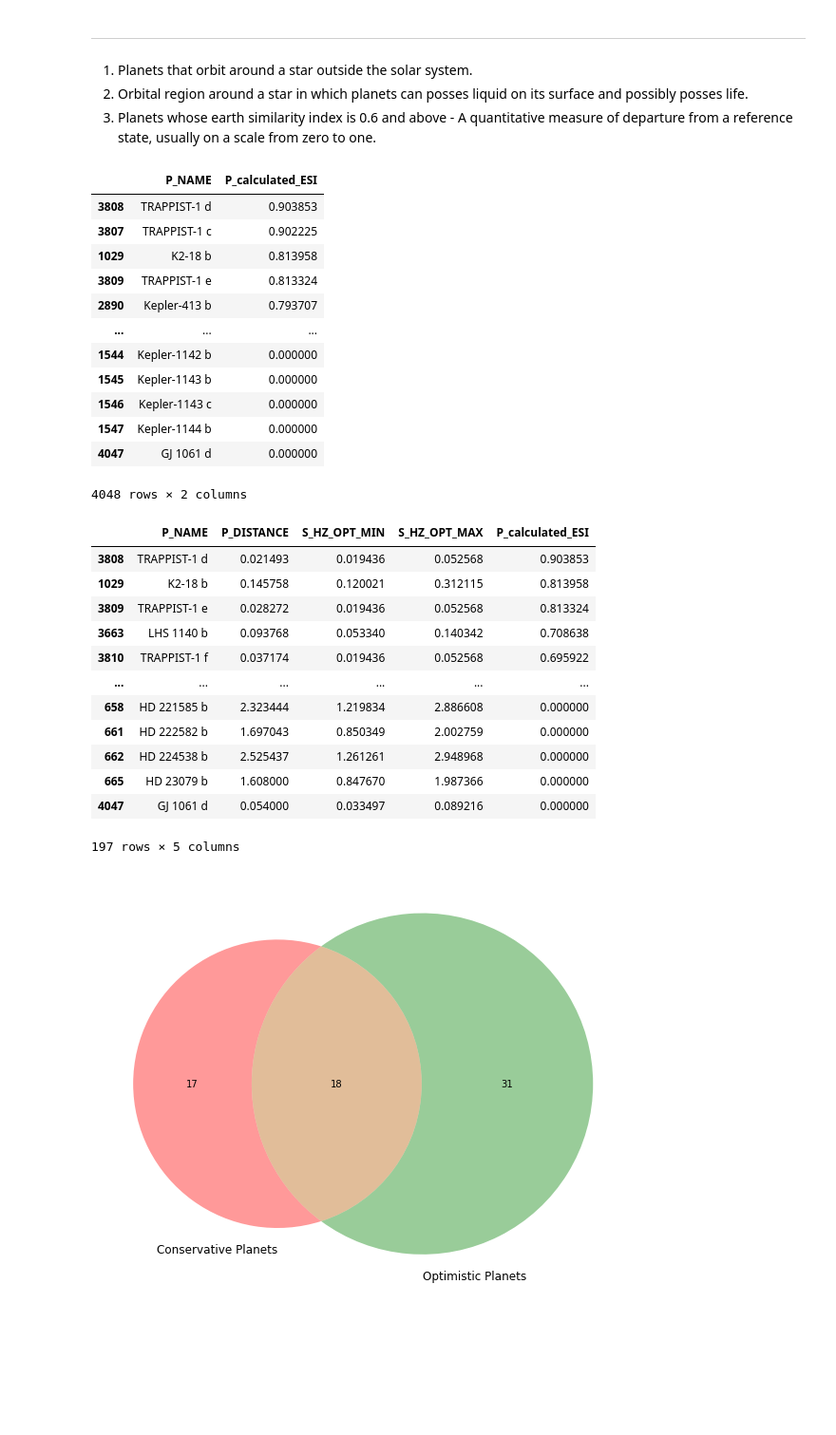
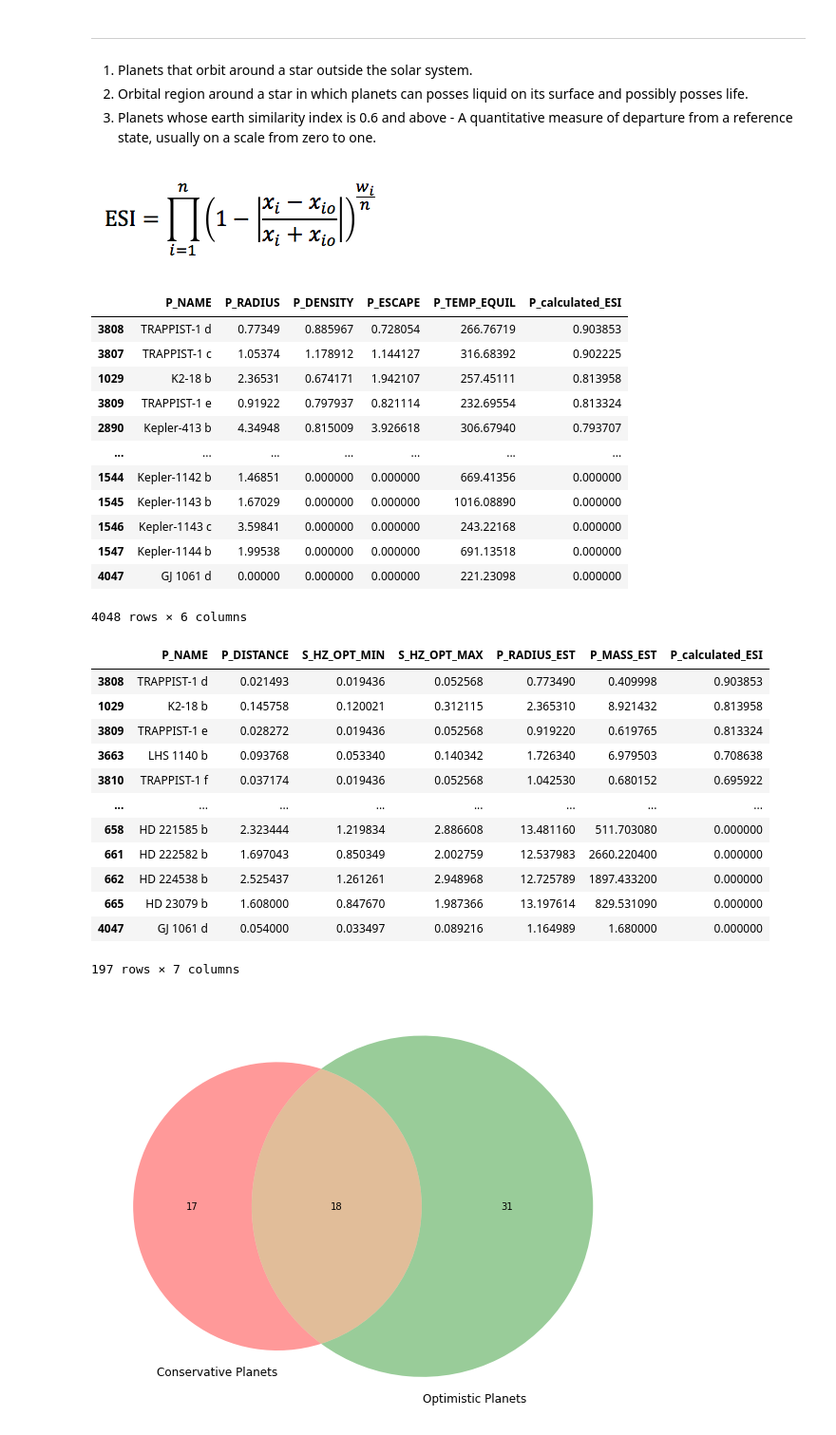
Before and after one commit to Saahil87/2021Fall_finals, a Jupyter notebook: visualizations.ipynb, the cells around one changed output. Shown at 95% size. Saved outputs shown, nothing was run; the diff lists cells and outputs as text; code cells hidden in the pictures; blank space fills up the shorter version.

```diff
--- a/visualizations.ipynb
+++ b/visualizations.ipynb
@@ -22,46 +22,50 @@ from matplotlib_venn import venn2
 from matplotlib_venn import venn3
 import matplotlib.patches as mpatches
 %matplotlib inline
+# %% [markdown]
+![New.png](attachment:New.png)
 # %%
 all_exoplanets_with_esi = da.calculate_ESI(
     da.create_exoplanets_catalog(".\\data\\phl_exoplanet_catalog.csv")
 )
-all_exoplanets_with_esi[['P_NAME','P_calculated_ESI']].sort_values(by=['P_calculated_ESI'], ascending=False)
+all_exoplanets_with_esi[['P_NAME','P_RADIUS', 'P_DENSITY', 'P_ESCAPE', 'P_TEMP_EQUIL', 'P_calculated_ESI']].sort_values(by=['P_calculated_ESI'], ascending=False)
 # %% [output]
-|  | P_NAME | P_calculated_ESI |
-| 3808 | TRAPPIST-1 d | 0.903853 |
-| 3807 | TRAPPIST-1 c | 0.902225 |
-| 1029 | K2-18 b | 0.813958 |
-| 3809 | TRAPPIST-1 e | 0.813324 |
-| 2890 | Kepler-413 b | 0.793707 |
-| ... | ... | ... |
-| 1544 | Kepler-1142 b | 0.000000 |
-| 1545 | Kepler-1143 b | 0.000000 |
-| 1546 | Kepler-1143 c | 0.000000 |
-| 1547 | Kepler-1144 b | 0.000000 |
-| 4047 | GJ 1061 d | 0.000000 |
+|  | P_NAME | P_RADIUS | P_DENSITY | P_ESCAPE | P_TEMP_EQUIL | P_calculated_ESI |
+| 3808 | TRAPPIST-1 d | 0.77349 | 0.885967 | 0.728054 | 266.76719 | 0.903853 |
+| 3807 | TRAPPIST-1 c | 1.05374 | 1.178912 | 1.144127 | 316.68392 | 0.902225 |
+| 1029 | K2-18 b | 2.36531 | 0.674171 | 1.942107 | 257.45111 | 0.813958 |
+| 3809 | TRAPPIST-1 e | 0.91922 | 0.797937 | 0.821114 | 232.69554 | 0.813324 |
+| 2890 | Kepler-413 b | 4.34948 | 0.815009 | 3.926618 | 306.67940 | 0.793707 |
+| ... | ... | ... | ... | ... | ... | ... |
+| 1544 | Kepler-1142 b | 1.46851 | 0.000000 | 0.000000 | 669.41356 | 0.000000 |
+| 1545 | Kepler-1143 b | 1.67029 | 0.000000 | 0.000000 | 1016.08890 | 0.000000 |
+| 1546 | Kepler-1143 c | 3.59841 | 0.000000 | 0.000000 | 243.22168 | 0.000000 |
+| 1547 | Kepler-1144 b | 1.99538 | 0.000000 | 0.000000 | 691.13518 | 0.000000 |
+| 4047 | GJ 1061 d | 0.00000 | 0.000000 | 0.000000 | 221.23098 | 0.000000 |
-4048 rows × 2 columns
+4048 rows × 6 columns
 # %%
 planets_in_habitable_zone = da.get_habitable_zone_planets(all_exoplanets_with_esi)
 planets_in_habitable_zone[['P_NAME',
                            'P_DISTANCE',
                            'S_HZ_OPT_MIN',
                            'S_HZ_OPT_MAX',
+                           'P_RADIUS_EST',
+                           'P_MASS_EST',
                            'P_calculated_ESI']].sort_values(by=['P_calculated_ESI'], ascending=False)
 # %% [output]
-|  | P_NAME | P_DISTANCE | S_HZ_OPT_MIN | S_HZ_OPT_MAX | P_calculated_ESI |
-| 3808 | TRAPPIST-1 d | 0.021493 | 0.019436 | 0.052568 | 0.903853 |
-| 1029 | K2-18 b | 0.145758 | 0.120021 | 0.312115 | 0.813958 |
-| 3809 | TRAPPIST-1 e | 0.028272 | 0.019436 | 0.052568 | 0.813324 |
-| 3663 | LHS 1140 b | 0.093768 | 0.053340 | 0.140342 | 0.708638 |
-| 3810 | TRAPPIST-1 f | 0.037174 | 0.019436 | 0.052568 | 0.695922 |
-| ... | ... | ... | ... | ... | ... |
-| 658 | HD 221585 b | 2.323444 | 1.219834 | 2.886608 | 0.000000 |
-| 661 | HD 222582 b | 1.697043 | 0.850349 | 2.002759 | 0.000000 |
-| 662 | HD 224538 b | 2.525437 | 1.261261 | 2.948968 | 0.000000 |
-| 665 | HD 23079 b | 1.608000 | 0.847670 | 1.987366 | 0.000000 |
-| 4047 | GJ 1061 d | 0.054000 | 0.033497 | 0.089216 | 0.000000 |
+|  | P_NAME | P_DISTANCE | S_HZ_OPT_MIN | S_HZ_OPT_MAX | P_RADIUS_EST | P_MASS_EST | P_calculated_ESI |
+| 3808 | TRAPPIST-1 d | 0.021493 | 0.019436 | 0.052568 | 0.773490 | 0.409998 | 0.903853 |
+| 1029 | K2-18 b | 0.145758 | 0.120021 | 0.312115 | 2.365310 | 8.921432 | 0.813958 |
+| 3809 | TRAPPIST-1 e | 0.028272 | 0.019436 | 0.052568 | 0.919220 | 0.619765 | 0.813324 |
+| 3663 | LHS 1140 b | 0.093768 | 0.053340 | 0.140342 | 1.726340 | 6.979503 | 0.708638 |
+| 3810 | TRAPPIST-1 f | 0.037174 | 0.019436 | 0.052568 | 1.042530 | 0.680152 | 0.695922 |
+| ... | ... | ... | ... | ... | ... | ... | ... |
+| 658 | HD 221585 b | 2.323444 | 1.219834 | 2.886608 | 13.481160 | 511.703080 | 0.000000 |
+| 661 | HD 222582 b | 1.697043 | 0.850349 | 2.002759 | 12.537983 | 2660.220400 | 0.000000 |
+| 662 | HD 224538 b | 2.525437 | 1.261261 | 2.948968 | 12.725789 | 1897.433200 | 0.000000 |
+| 665 | HD 23079 b | 1.608000 | 0.847670 | 1.987366 | 13.197614 | 829.531090 | 0.000000 |
+| 4047 | GJ 1061 d | 0.054000 | 0.033497 | 0.089216 | 1.164989 | 1.680000 | 0.000000 |
-197 rows × 5 columns
+197 rows × 7 columns
 # %%
 plt.figure(figsize=(10,10))
 venn2([set(da.identify_habitability_type(planets_in_habitable_zone)[0]['P_NAME'].to_list()),
```
Also changed, not shown: parts of 1 cell of this notebook.
